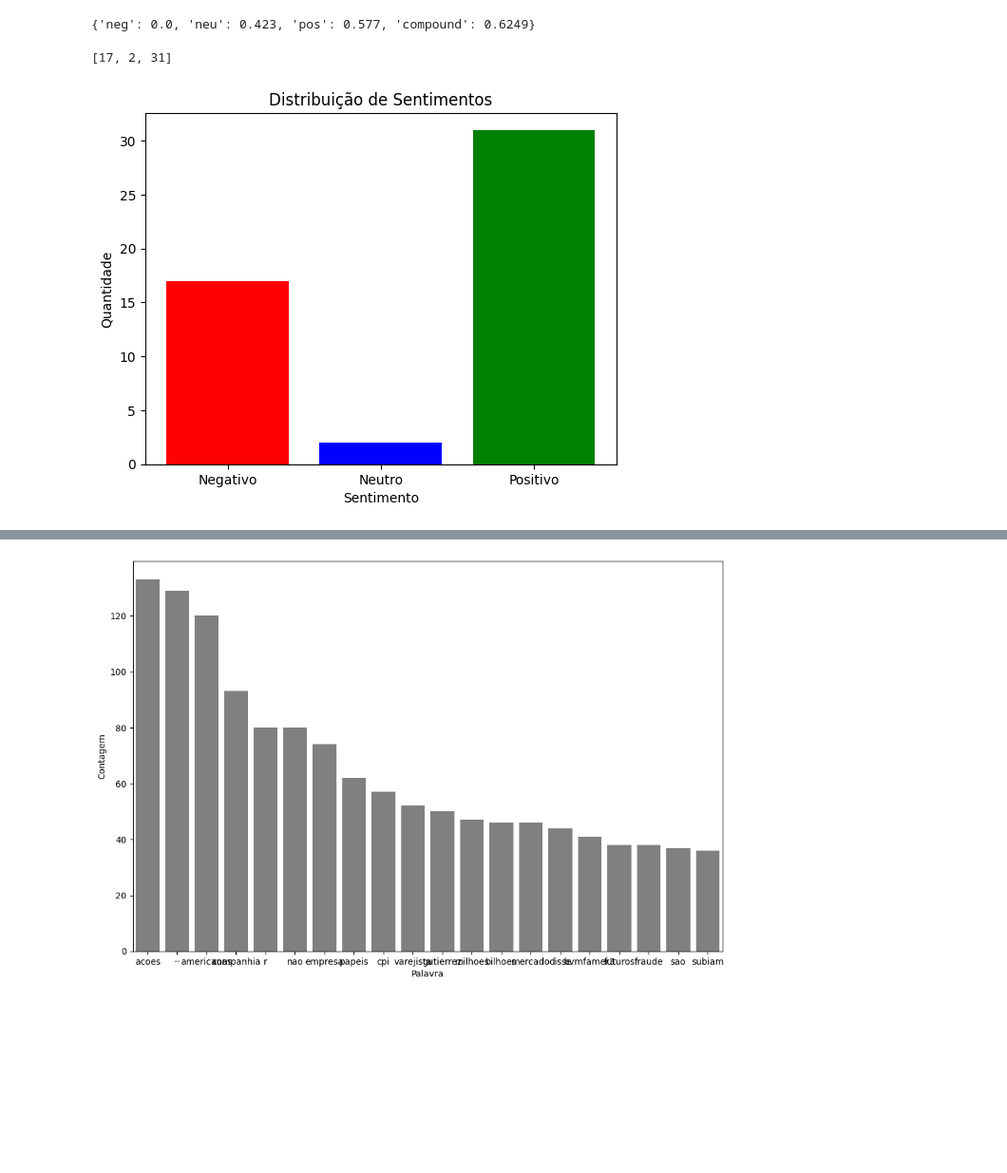
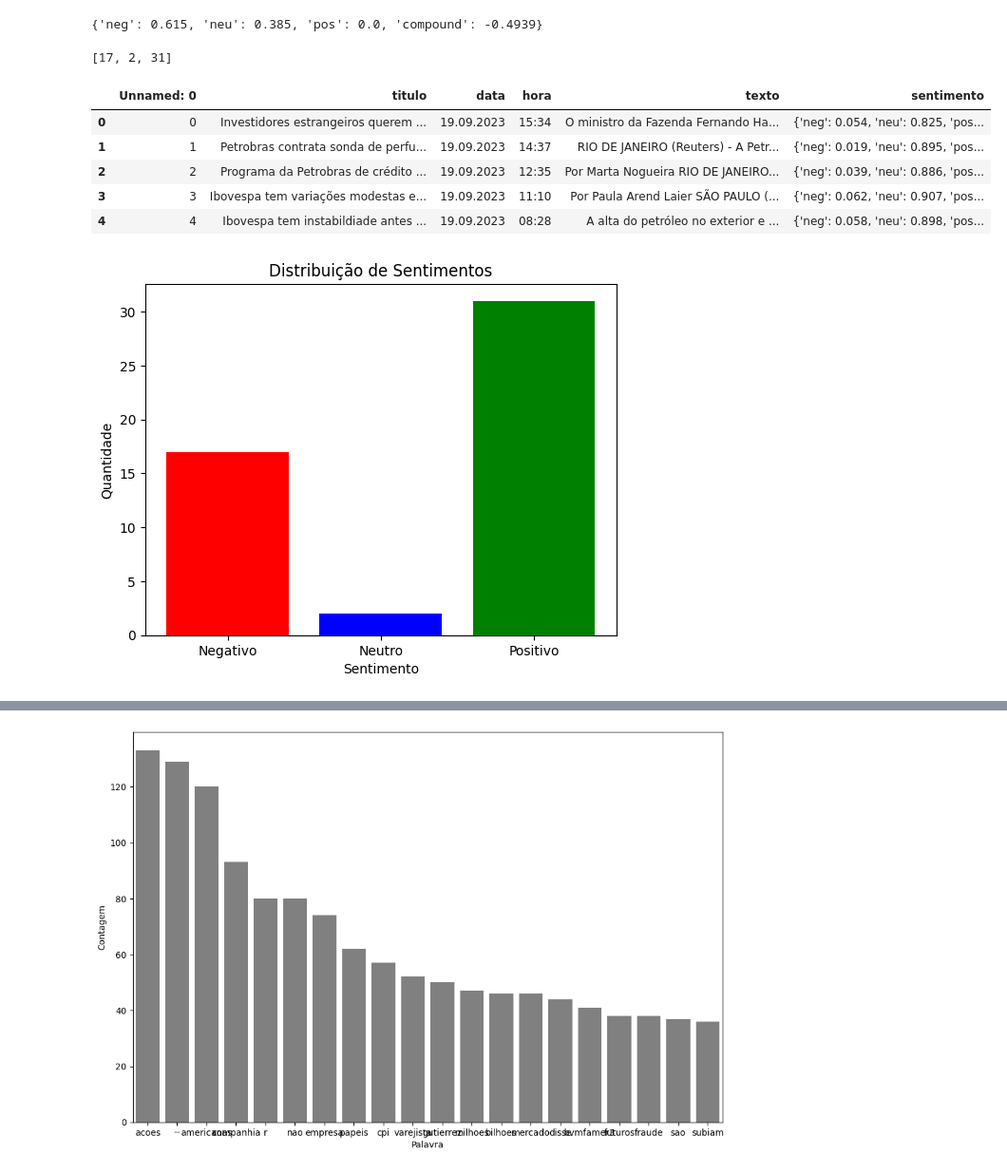
Before and after one commit to staubjoao/analise_sentimentos_financeiro, a Jupyter notebook: analise.ipynb, the cells around one changed output, grey strips where cells are left out. Shown: that part at 95% size. Drawn from its saved outputs; the diff is of its cells as text; code cells hidden in the pictures; blank space fills up the shorter version.

```diff
--- a/analise.ipynb
+++ b/analise.ipynb
@@ -55,9 +52,9 @@ def tratamento_texto(texto):
 def analisar_sentimento(texto):
     return analisador.polarity_scores(texto)
 # %%
-analisador.polarity_scores('Eu estou muito feliz')
+analisador.polarity_scores('Eu estou triste')
 # %% [output]
-{'neg': 0.0, 'neu': 0.423, 'pos': 0.577, 'compound': 0.6249}
+{'neg': 0.615, 'neu': 0.385, 'pos': 0.0, 'compound': -0.4939}
 # %%
 dados1['texto'] = dados1['texto'].apply(combinar_paragrafos)
 dados1['sentimento'] = dados1['texto'].apply(analisar_sentimento)
@@ -94,8 +91,15 @@ def plotar_analise(df):
 plt.show()
 # %%
 plotar_analise(dados1)
+dados1.head()
 # %% [output]
 [17, 2, 31]
+|  | Unnamed: 0 | titulo | data | hora | texto | sentimento |
+| 0 | 0 | Investidores estrangeiros querem ... | 19.09.2023 | 15:34 | O ministro da Fazenda Fernando Ha... | {'neg': 0.054, 'neu': 0.825, 'pos... |
+| 1 | 1 | Petrobras contrata sonda de perfu... | 19.09.2023 | 14:37 | RIO DE JANEIRO (Reuters) - A Petr... | {'neg': 0.019, 'neu': 0.895, 'pos... |
+| 2 | 2 | Programa da Petrobras de crédito ... | 19.09.2023 | 12:35 | Por Marta Nogueira RIO DE JANEIRO... | {'neg': 0.039, 'neu': 0.886, 'pos... |
+| 3 | 3 | Ibovespa tem variações modestas e... | 19.09.2023 | 11:10 | Por Paula Arend Laier SÃO PAULO (... | {'neg': 0.062, 'neu': 0.907, 'pos... |
+| 4 | 4 | Ibovespa tem instabildiade antes ... | 19.09.2023 | 08:28 | A alta do petróleo no exterior e ... | {'neg': 0.058, 'neu': 0.898, 'pos... |
 [figure]
 # %%
 plotar_analise(dados2)
```
Also changed, not shown: parts of 4 cells of this notebook, 3 other files.
